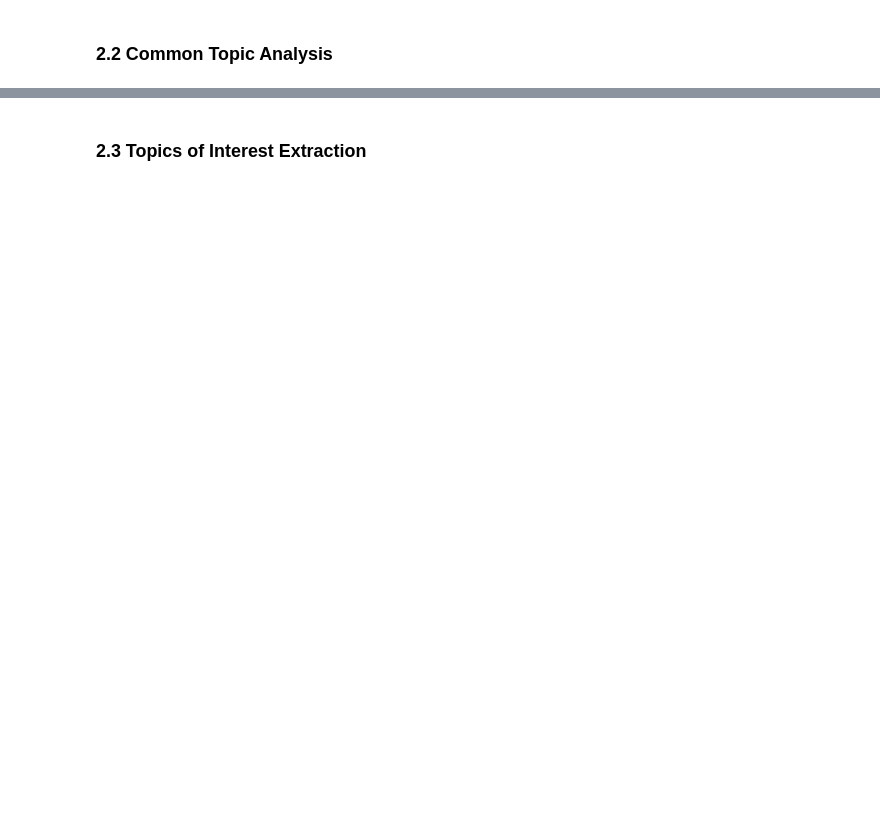
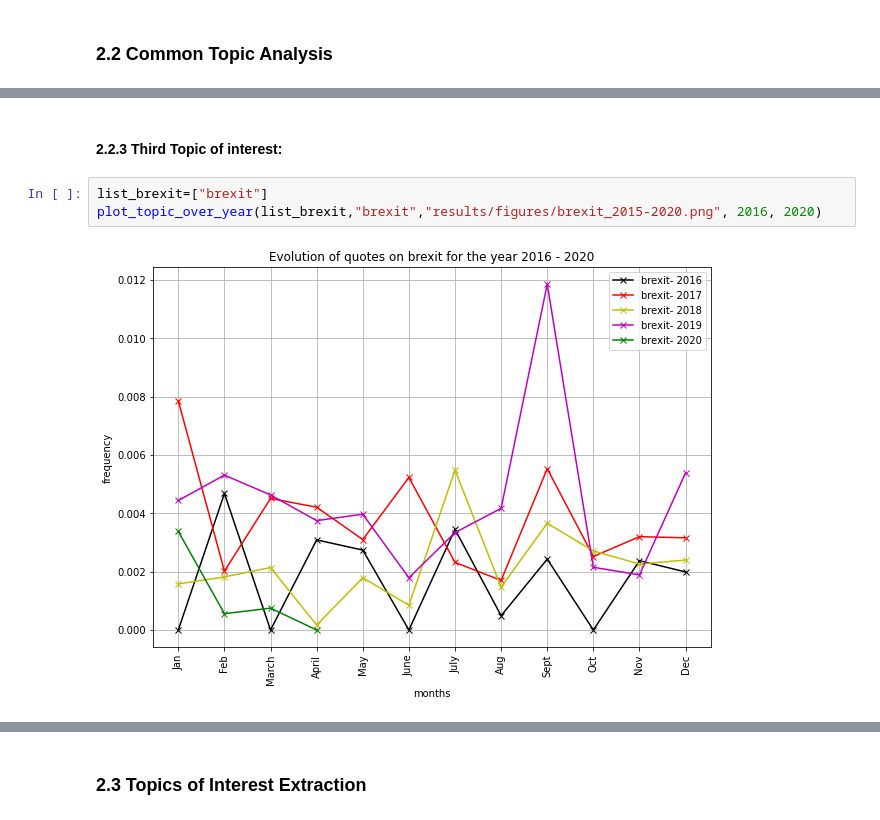
Before and after one commit to epfl-ada/ada-2021-project-adaventurers, a Jupyter notebook: Adaventurers-Project.ipynb, the cells around one changed output, grey strips where cells are left out. Drawn from its saved outputs; the diff is of its cells as text; blank space fills up the shorter version.

```diff
--- a/Adaventurers-Project.ipynb
+++ b/Adaventurers-Project.ipynb
@@ -422,0 +605,7 @@ Based on a systematic analysis of the top 20 topics. We selected the words that
+# %% [markdown]
+#### 2.2.3 Third Topic of interest:
+# %%
+list_brexit=["brexit"]
+plot_topic_over_year(list_brexit,"brexit","results/figures/brexit_2015-2020.png", 2016, 2020)
+# %% [output]
+[figure, added]
```
Also changed, not shown: parts of 63 cells of this notebook, 30 other files.
